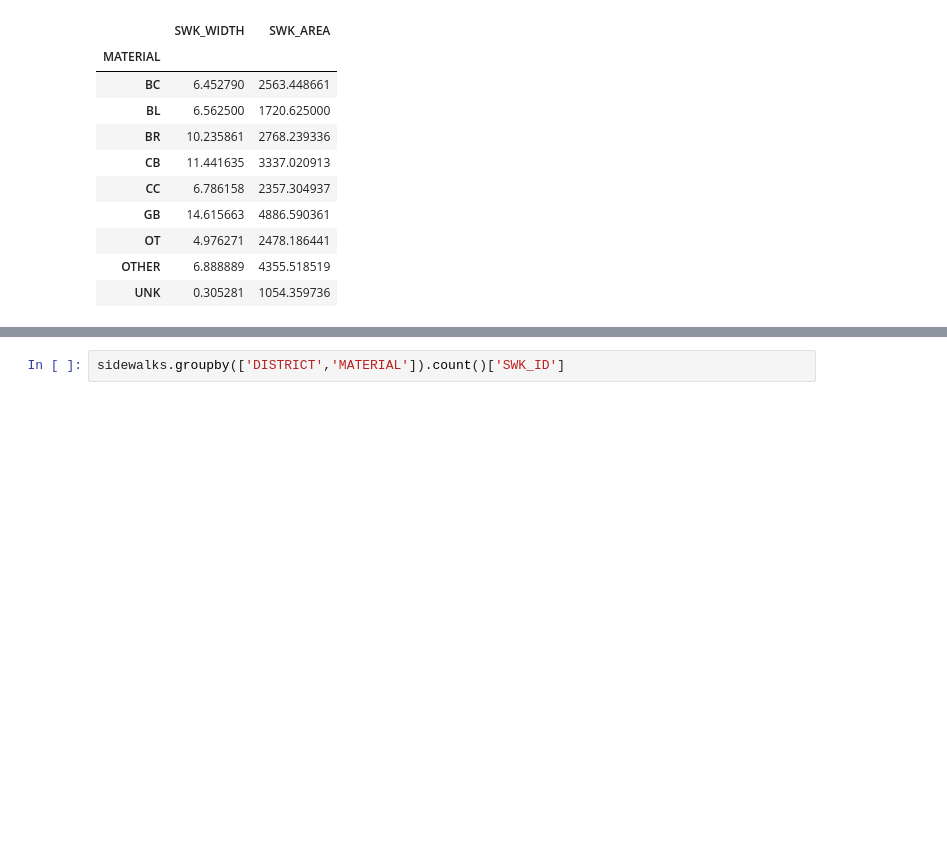
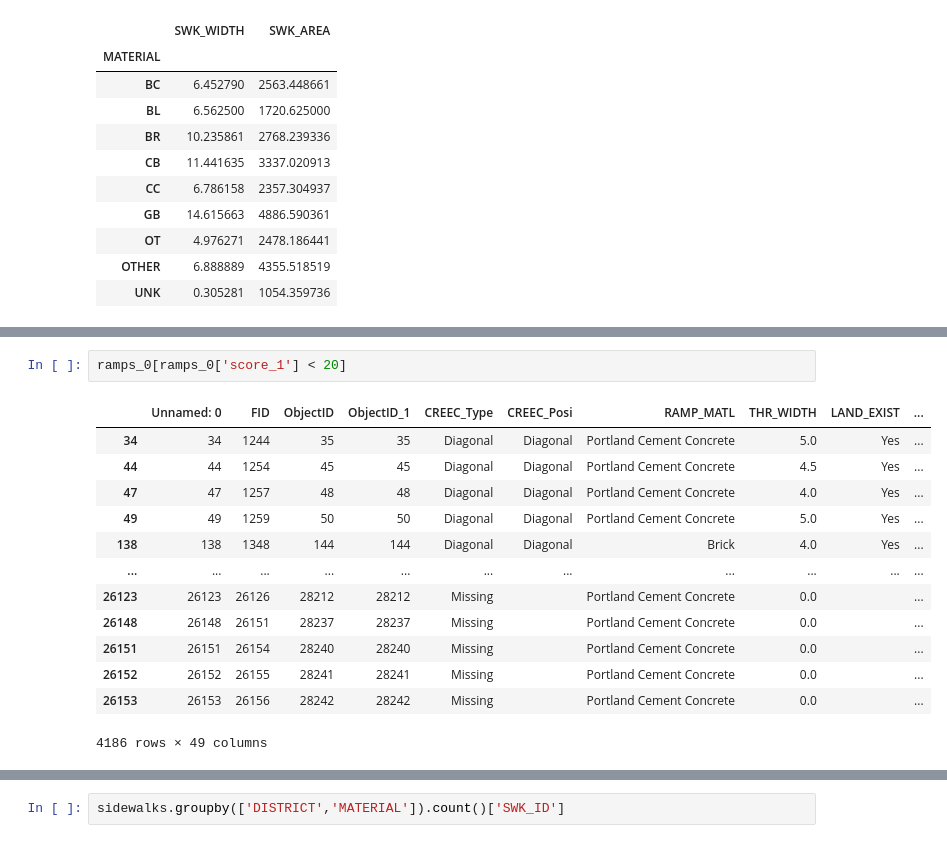
Before and after one commit to BU-Spark/ds-stantec-sidewalks, a Jupyter notebook: spring23-team-1/files/sidewalks_3_Analysis.ipynb, the cells around one changed output, grey strips where cells are left out. Cells and saved outputs as stored; diff of their text form; blank space fills up the shorter version.

```diff
--- a/spring23-team-1/files/sidewalks_3_Analysis.ipynb
+++ b/spring23-team-1/files/sidewalks_3_Analysis.ipynb
@@ -120,0 +196,16 @@ map.save('../maps/sidewalks/Sidewalks.html')
+# %%
+ramps_0[ramps_0['score_1'] < 20]
+# %% [output]
+|  | Unnamed: 0 | FID | ObjectID | ObjectID_1 | CREEC_Type | CREEC_Posi | RAMP_MATL | THR_WIDTH | LAND_EXIST | ... |
+| 34 | 34 | 1244 | 35 | 35 | Diagonal | Diagonal | Portland Cement Concrete | 5.0 | Yes | ... |
+| 44 | 44 | 1254 | 45 | 45 | Diagonal | Diagonal | Portland Cement Concrete | 4.5 | Yes | ... |
+| 47 | 47 | 1257 | 48 | 48 | Diagonal | Diagonal | Portland Cement Concrete | 4.0 | Yes | ... |
+| 49 | 49 | 1259 | 50 | 50 | Diagonal | Diagonal | Portland Cement Concrete | 5.0 | Yes | ... |
+| 138 | 138 | 1348 | 144 | 144 | Diagonal | Diagonal | Brick | 4.0 | Yes | ... |
+| ... | ... | ... | ... | ... | ... | ... | ... | ... | ... | ... |
+| 26123 | 26123 | 26126 | 28212 | 28212 | Missing |  | Portland Cement Concrete | 0.0 |  | ... |
+| 26148 | 26148 | 26151 | 28237 | 28237 | Missing |  | Portland Cement Concrete | 0.0 |  | ... |
+| 26151 | 26151 | 26154 | 28240 | 28240 | Missing |  | Portland Cement Concrete | 0.0 |  | ... |
+| 26152 | 26152 | 26155 | 28241 | 28241 | Missing |  | Portland Cement Concrete | 0.0 |  | ... |
+| 26153 | 26153 | 26156 | 28242 | 28242 | Missing |  | Portland Cement Concrete | 0.0 |  | ... |
+4186 rows × 49 columns
```
Also changed, not shown: parts of 5 cells of this notebook, 6 other files.
